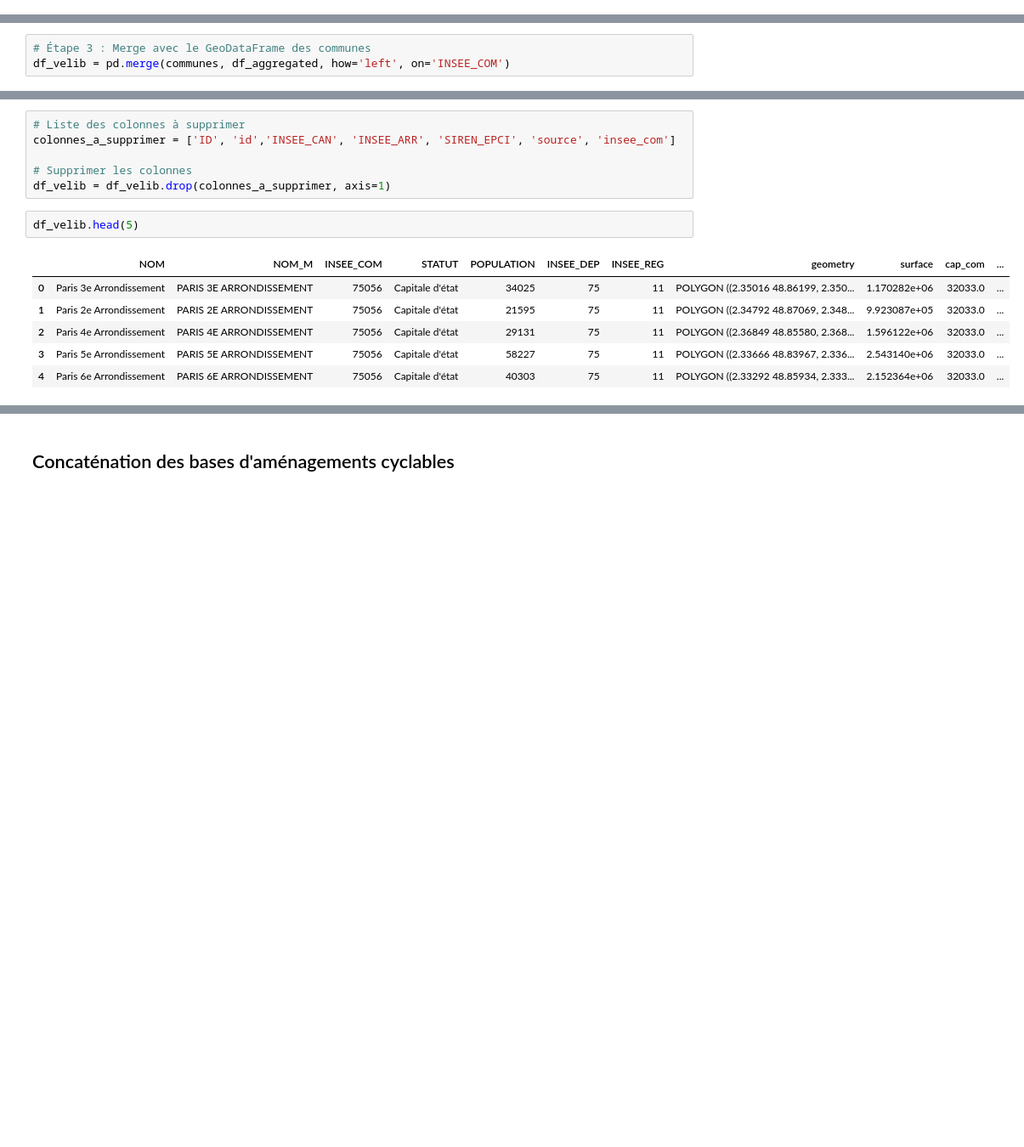
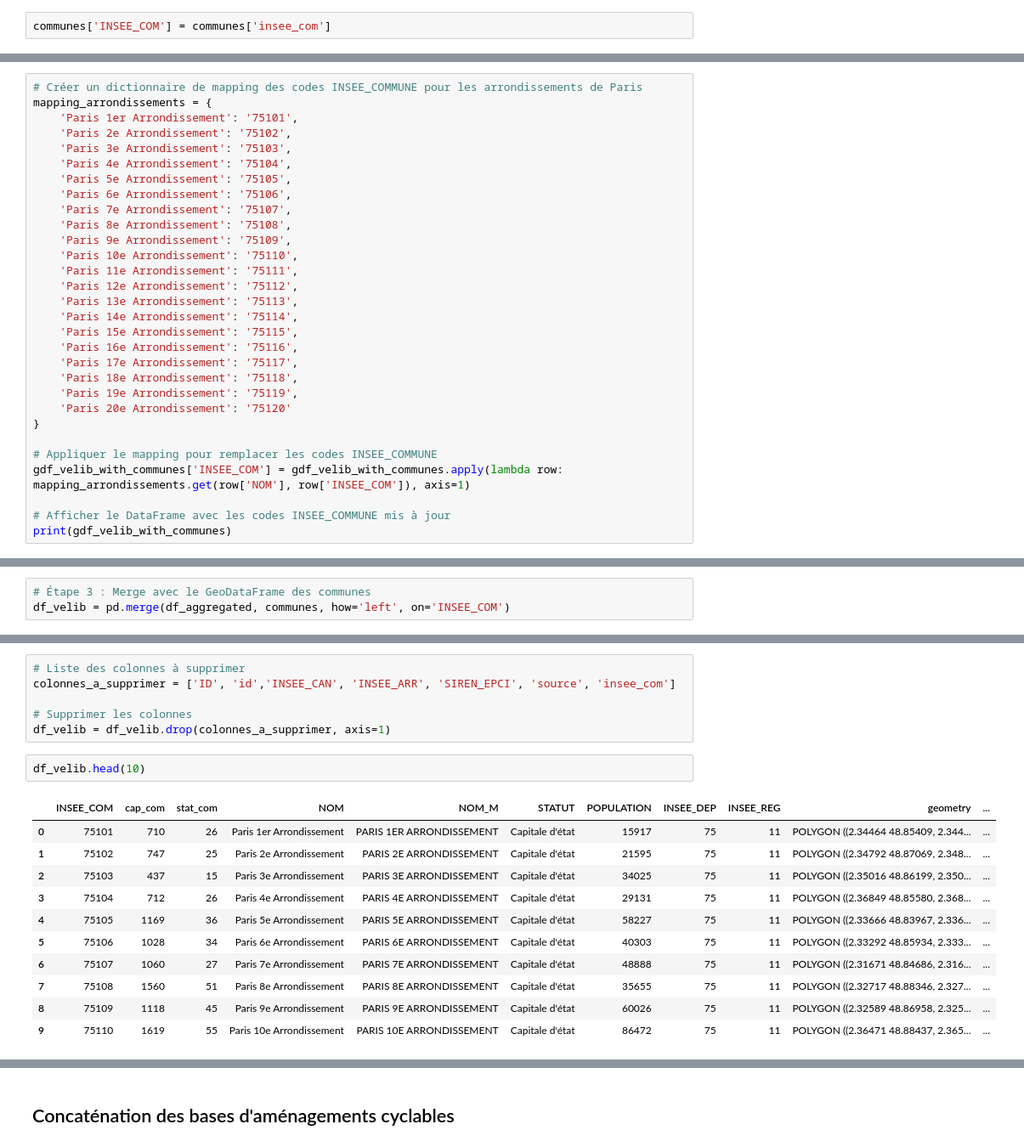
Before and after one commit to christellenguenang/Projet_Catherine_Christelle, a Jupyter notebook: 1_traitement_analyse.ipynb, the cells around one changed output, grey strips where cells are left out. Shown at 85% size. Drawn from its saved outputs; the diff is of its cells as text; blank space fills up the shorter version.

```diff
--- a/1_traitement_analyse.ipynb
+++ b/1_traitement_analyse.ipynb
@@ -330,3 +343,5 @@ communes.sample(n=10)
+# %%
+communes['INSEE_COM'] = communes['insee_com']
 # %% [markdown]
 ## Les vélibs en Ile de France
 # %%
@@ -375,0 +401,30 @@ gdf_velib_with_communes = gpd.sjoin(gdf_velib, communes[['id', 'NOM', 'INSEE_COM
+# %%
+# Créer un dictionnaire de mapping des codes INSEE_COMMUNE pour les arrondissements de Paris
+mapping_arrondissements = {
+    'Paris 1er Arrondissement': '75101',
+    'Paris 2e Arrondissement': '75102',
+    'Paris 3e Arrondissement': '75103',
+    'Paris 4e Arrondissement': '75104',
+    'Paris 5e Arrondissement': '75105',
+    'Paris 6e Arrondissement': '75106',
+    'Paris 7e Arrondissement': '75107',
+    'Paris 8e Arrondissement': '75108',
+    'Paris 9e Arrondissement': '75109',
+    'Paris 10e Arrondissement': '75110',
+    'Paris 11e Arrondissement': '75111',
+    'Paris 12e Arrondissement': '75112',
+    'Paris 13e Arrondissement': '75113',
+    'Paris 14e Arrondissement': '75114',
+    'Paris 15e Arrondissement': '75115',
+    'Paris 16e Arrondissement': '75116',
+    'Paris 17e Arrondissement': '75117',
+    'Paris 18e Arrondissement': '75118',
+    'Paris 19e Arrondissement': '75119',
+    'Paris 20e Arrondissement': '75120'
+}
+
+# Appliquer le mapping pour remplacer les codes INSEE_COMMUNE
+gdf_velib_with_communes['INSEE_COM'] = gdf_velib_with_communes.apply(lambda row: mapping_arrondissements.get(row['NOM'], row['INSEE_COM']), axis=1)
+
+# Afficher le DataFrame avec les codes INSEE_COMMUNE mis à jour
+print(gdf_velib_with_communes)
@@ -382,3 +473,3 @@ df_aggregated = gdf_velib_with_communes.groupby('INSEE_COM').agg(
 # %%
 # Étape 3 : Merge avec le GeoDataFrame des communes
-df_velib = pd.merge(communes, df_aggregated, how='left', on='INSEE_COM')
+df_velib = pd.merge(df_aggregated, communes, how='left', on='INSEE_COM')
@@ -389,11 +484,16 @@ colonnes_a_supprimer = ['ID', 'id','INSEE_CAN', 'INSEE_ARR', 'SIREN_EPCI', 'sour
 # Supprimer les colonnes
 df_velib = df_velib.drop(colonnes_a_supprimer, axis=1)
 # %%
-df_velib.head(5)
+df_velib.head(10)
 # %% [output]
-|  | NOM | NOM_M | INSEE_COM | STATUT | POPULATION | INSEE_DEP | INSEE_REG | geometry | surface | cap_com | ... |
-| 0 | Paris 3e Arrondissement | PARIS 3E ARRONDISSEMENT | 75056 | Capitale d'état | 34025 | 75 | 11 | POLYGON ((2.35016 48.86199, 2.350... | 1.170282e+06 | 32033.0 | ... |
-| 1 | Paris 2e Arrondissement | PARIS 2E ARRONDISSEMENT | 75056 | Capitale d'état | 21595 | 75 | 11 | POLYGON ((2.34792 48.87069, 2.348... | 9.923087e+05 | 32033.0 | ... |
-| 2 | Paris 4e Arrondissement | PARIS 4E ARRONDISSEMENT | 75056 | Capitale d'état | 29131 | 75 | 11 | POLYGON ((2.36849 48.85580, 2.368... | 1.596122e+06 | 32033.0 | ... |
-| 3 | Paris 5e Arrondissement | PARIS 5E ARRONDISSEMENT | 75056 | Capitale d'état | 58227 | 75 | 11 | POLYGON ((2.33666 48.83967, 2.336... | 2.543140e+06 | 32033.0 | ... |
-| 4 | Paris 6e Arrondissement | PARIS 6E ARRONDISSEMENT | 75056 | Capitale d'état | 40303 | 75 | 11 | POLYGON ((2.33292 48.85934, 2.333... | 2.152364e+06 | 32033.0 | ... |
+|  | INSEE_COM | cap_com | stat_com | NOM | NOM_M | STATUT | POPULATION | INSEE_DEP | INSEE_REG | geometry | ... |
+| 0 | 75101 | 710 | 26 | Paris 1er Arrondissement | PARIS 1ER ARRONDISSEMENT | Capitale d'état | 15917 | 75 | 11 | POLYGON ((2.34464 48.85409, 2.344... | ... |
+| 1 | 75102 | 747 | 25 | Paris 2e Arrondissement | PARIS 2E ARRONDISSEMENT | Capitale d'état | 21595 | 75 | 11 | POLYGON ((2.34792 48.87069, 2.348... | ... |
+| 2 | 75103 | 437 | 15 | Paris 3e Arrondissement | PARIS 3E ARRONDISSEMENT | Capitale d'état | 34025 | 75 | 11 | POLYGON ((2.35016 48.86199, 2.350... | ... |
+| 3 | 75104 | 712 | 26 | Paris 4e Arrondissement | PARIS 4E ARRONDISSEMENT | Capitale d'état | 29131 | 75 | 11 | POLYGON ((2.36849 48.85580, 2.368... | ... |
+| 4 | 75105 | 1169 | 36 | Paris 5e Arrondissement | PARIS 5E ARRONDISSEMENT | Capitale d'état | 58227 | 75 | 11 | POLYGON ((2.33666 48.83967, 2.336... | ... |
+| 5 | 75106 | 1028 | 34 | Paris 6e Arrondissement | PARIS 6E ARRONDISSEMENT | Capitale d'état | 40303 | 75 | 11 | POLYGON ((2.33292 48.85934, 2.333... | ... |
+| 6 | 75107 | 1060 | 27 | Paris 7e Arrondissement | PARIS 7E ARRONDISSEMENT | Capitale d'état | 48888 | 75 | 11 | POLYGON ((2.31671 48.84686, 2.316... | ... |
+| 7 | 75108 | 1560 | 51 | Paris 8e Arrondissement | PARIS 8E ARRONDISSEMENT | Capitale d'état | 35655 | 75 | 11 | POLYGON ((2.32717 48.88346, 2.327... | ... |
+| 8 | 75109 | 1118 | 45 | Paris 9e Arrondissement | PARIS 9E ARRONDISSEMENT | Capitale d'état | 60026 | 75 | 11 | POLYGON ((2.32589 48.86958, 2.325... | ... |
+| 9 | 75110 | 1619 | 55 | Paris 10e Arrondissement | PARIS 10E ARRONDISSEMENT | Capitale d'état | 86472 | 75 | 11 | POLYGON ((2.36471 48.88437, 2.365... | ... |
```
Also changed, not shown: parts of 32 cells of this notebook.
